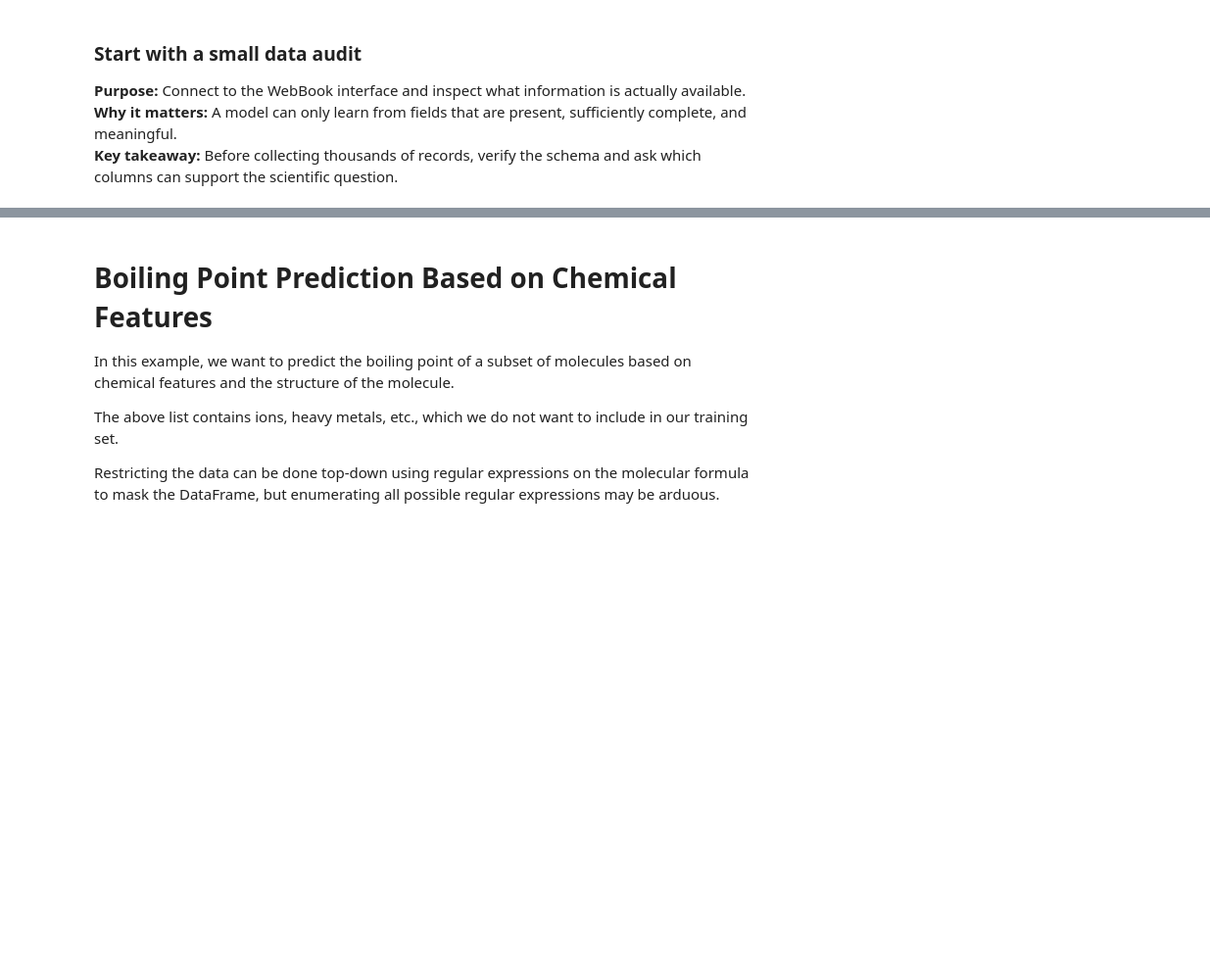
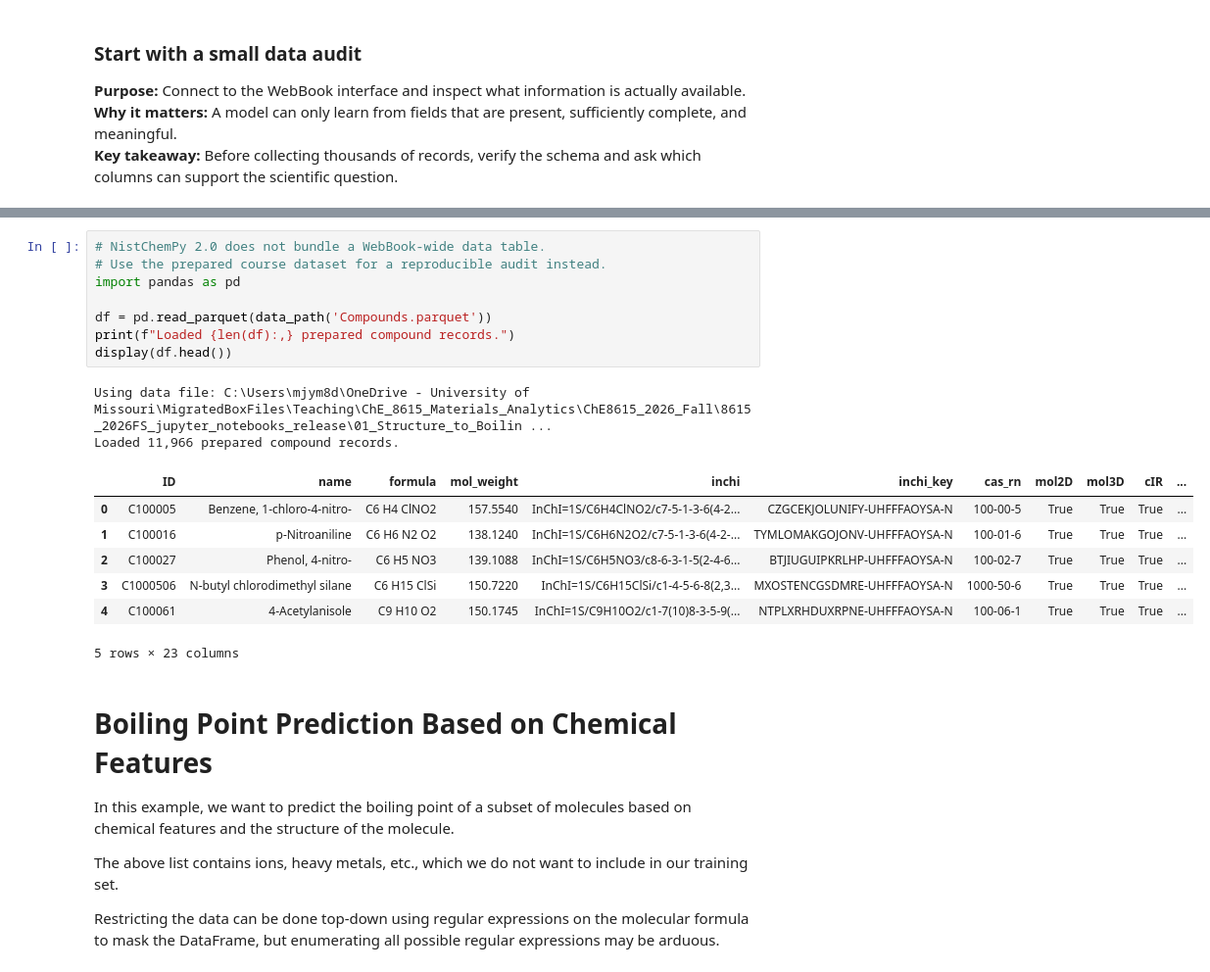
Before and after one commit to stlmaxpt/mizzou_atomistic_materials_analytics_fs2026, a Jupyter notebook: 01_Structure_to_Boiling_Point/01_NIST_BP_V2.ipynb, the cells around one changed output, grey strips where cells are left out. Shown at 98% size. Cells and saved outputs as stored; diff of their text form; blank space fills up the shorter version.

```diff
--- a/01_Structure_to_Boiling_Point/01_NIST_BP_V2.ipynb
+++ b/01_Structure_to_Boiling_Point/01_NIST_BP_V2.ipynb
@@ -114,3 +75,21 @@ display(df)
+# %%
+# NistChemPy 2.0 does not bundle a WebBook-wide data table.
+# Use the prepared course dataset for a reproducible audit instead.
+import pandas as pd
+
+df = pd.read_parquet(data_path('Compounds.parquet'))
+print(f"Loaded {len(df):,} prepared compound records.")
+display(df.head())
+# %% [output]
+Using data file: C:\Users\mjym8d\OneDrive - University of Missouri\MigratedBoxFiles\Teaching\ChE_8615_Materials_Analytics\ChE8615_2026_Fall\8615_2026FS_jupyter_notebooks_release\01_Structure_to_Boilin ...
+Loaded 11,966 prepared compound records.
+|  | ID | name | formula | mol_weight | inchi | inchi_key | cas_rn | mol2D | mol3D | cIR | ... |
+| 0 | C100005 | Benzene, 1-chloro-4-nitro- | C6 H4 ClNO2 | 157.5540 | InChI=1S/C6H4ClNO2/c7-5-1-3-6(4-2... | CZGCEKJOLUNIFY-UHFFFAOYSA-N | 100-00-5 | True | True | True | ... |
+| 1 | C100016 | p-Nitroaniline | C6 H6 N2 O2 | 138.1240 | InChI=1S/C6H6N2O2/c7-5-1-3-6(4-2-... | TYMLOMAKGOJONV-UHFFFAOYSA-N | 100-01-6 | True | True | True | ... |
+| 2 | C100027 | Phenol, 4-nitro- | C6 H5 NO3 | 139.1088 | InChI=1S/C6H5NO3/c8-6-3-1-5(2-4-6... | BTJIUGUIPKRLHP-UHFFFAOYSA-N | 100-02-7 | True | True | True | ... |
+| 3 | C1000506 | N-butyl chlorodimethyl silane | C6 H15 ClSi | 150.7220 | InChI=1S/C6H15ClSi/c1-4-5-6-8(2,3... | MXOSTENCGSDMRE-UHFFFAOYSA-N | 1000-50-6 | True | True | True | ... |
+| 4 | C100061 | 4-Acetylanisole | C9 H10 O2 | 150.1745 | InChI=1S/C9H10O2/c1-7(10)8-3-5-9(... | NTPLXRHDUXRPNE-UHFFFAOYSA-N | 100-06-1 | True | True | True | ... |
+5 rows × 23 columns
 # %% [markdown]
 # Boiling Point Prediction Based on Chemical Features
 
```
Also changed, not shown: parts of 42 cells of this notebook, 8 other files.
